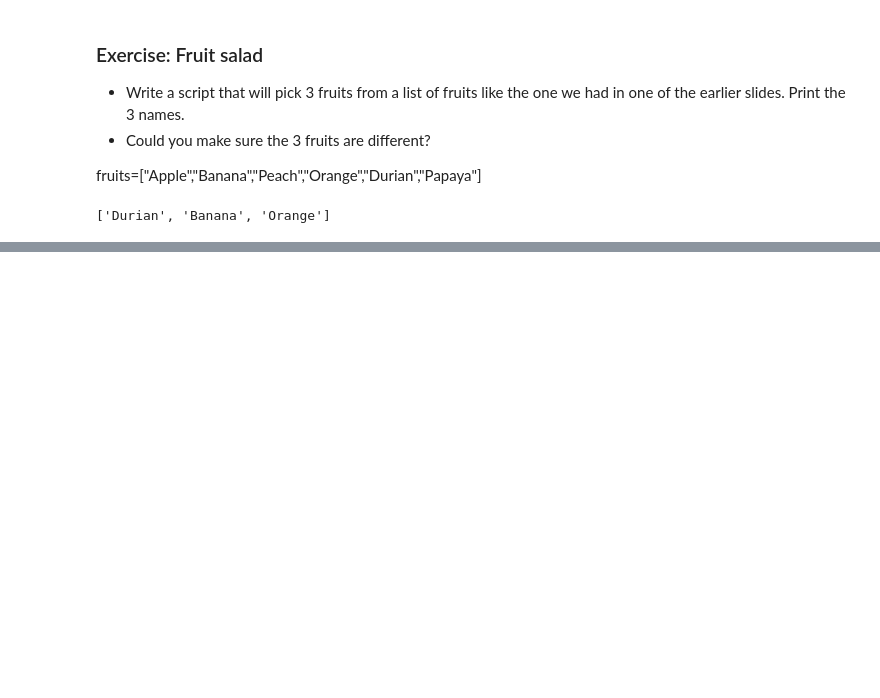
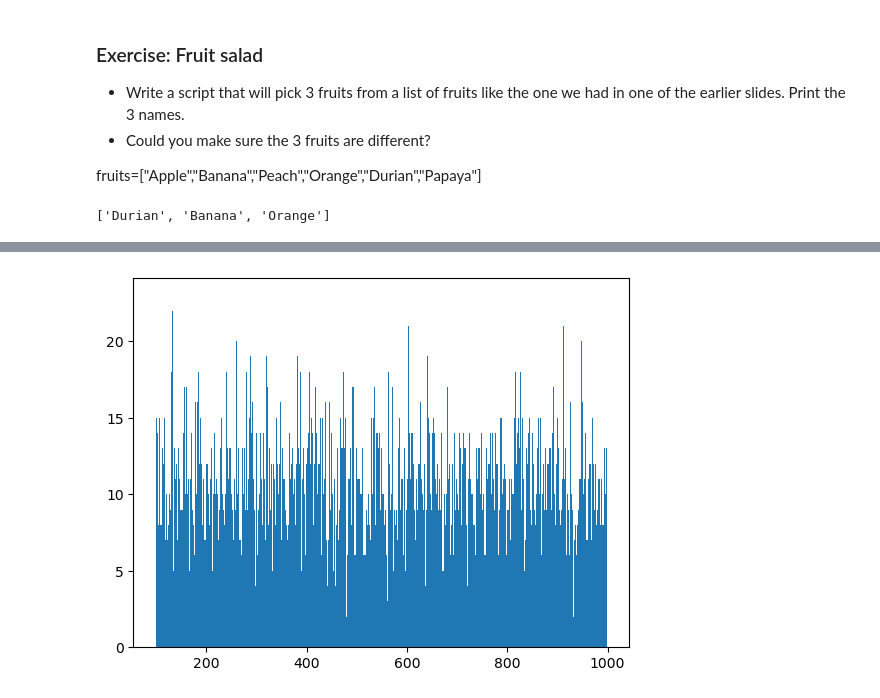
Before and after one commit to alixizadi/Python-Topics, a Jupyter notebook: 6. Random.ipynb, the cells around one changed output, grey strips where cells are left out. Saved outputs shown, nothing was run; the diff lists cells and outputs as text; code cells hidden in the pictures; blank space fills up the shorter version.

```diff
--- a/6. Random.ipynb
+++ b/6. Random.ipynb
@@ -169,0 +220,13 @@ print(salad)
+# %%
+import matplotlib.pyplot as plt
+uniform_numbers = []
+uniform_min = 100
+uniform_max = 999
+for i in range(0,10000):
+    uniform_numbers.append(random.uniform(uniform_min, uniform_max))
+bar_width = 1
+bins = range(100, 1000)
+plt.hist(uniform_numbers, bins=bins, align='left', rwidth=1)
+plt.show()
+# %% [output]
+[figure, added]
```
Also changed, not shown: parts of 6 cells of this notebook, 1 other file.
